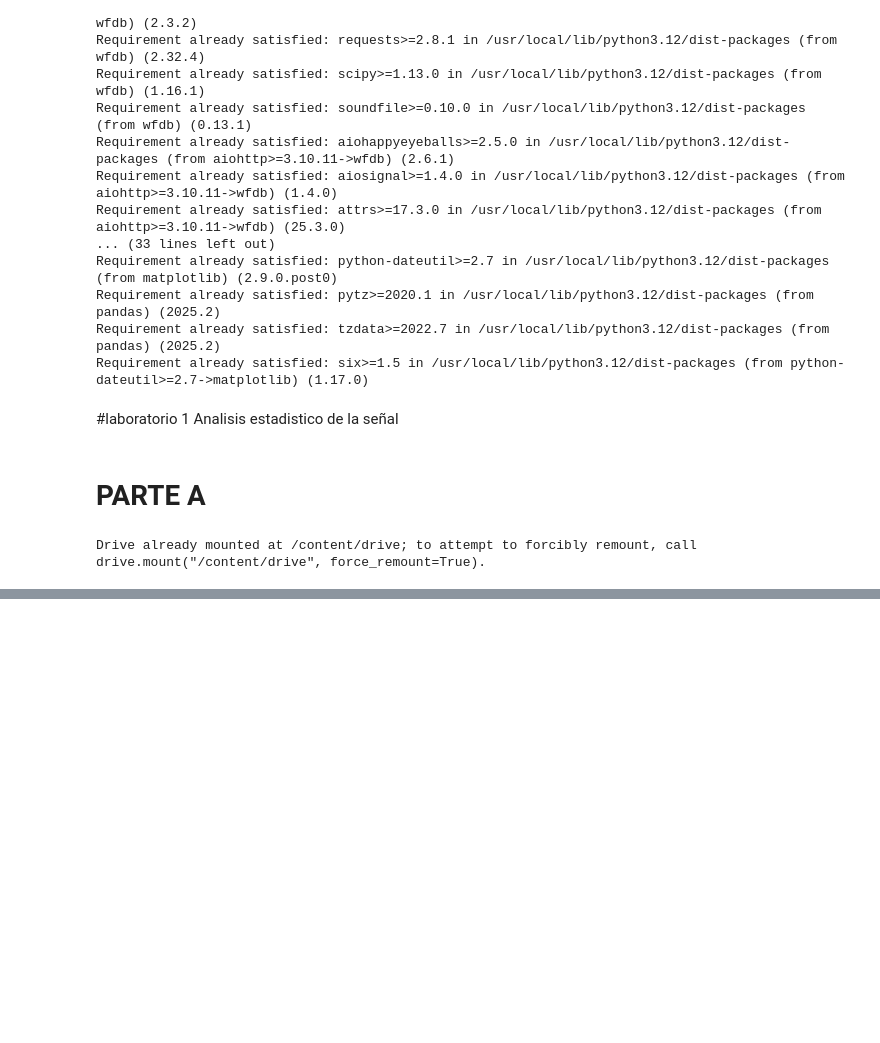
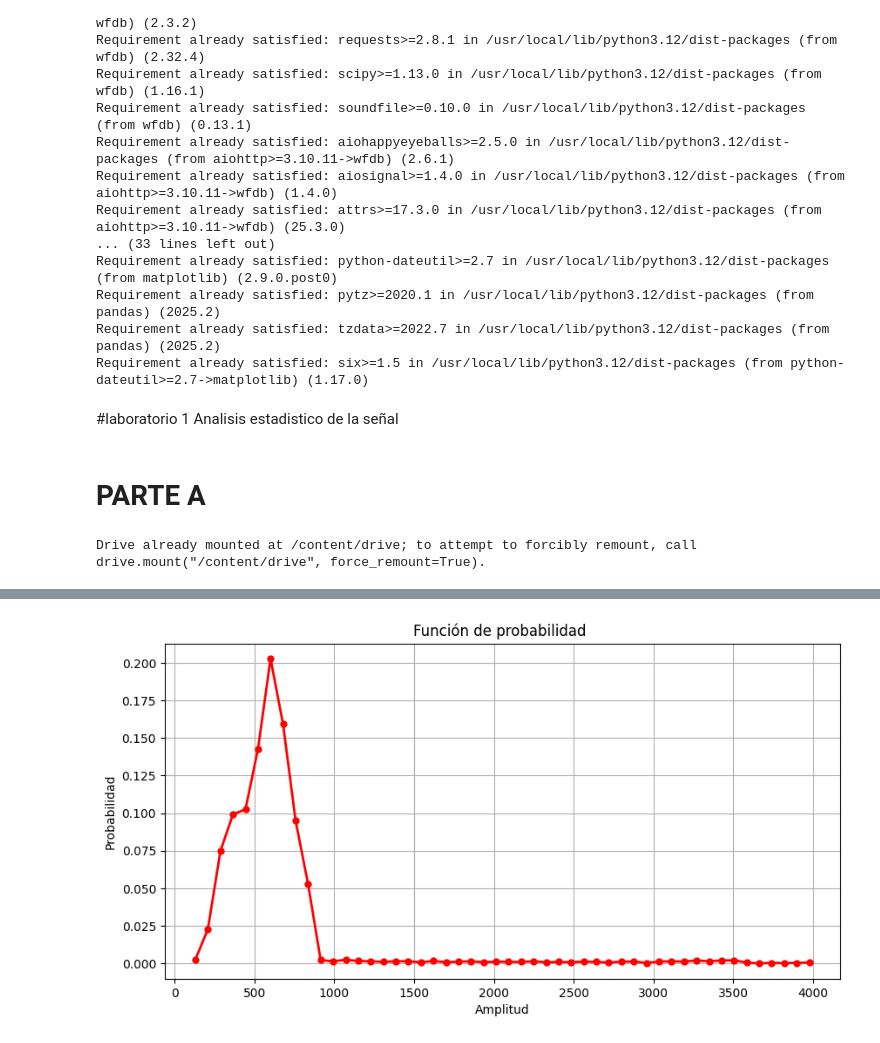
Before and after one commit to Yuliana2905/Laboratorio-1-Procesamiento-de-se-ales, a Jupyter notebook: Laboratorio_1.ipynb, the cells around one changed output, grey strips where cells are left out. Saved outputs shown, nothing was run; the diff lists cells and outputs as text; code cells hidden in the pictures; blank space fills up the shorter version.

```diff
--- a/Laboratorio_1.ipynb
+++ b/Laboratorio_1.ipynb
@@ -93,0 +106,13 @@ Holaaaaa chicos
+# %%
+conteo, bins=np.histogram(señal, bins=50, density=True)
+pdf=conteo/np.sum(conteo)
+plt.figure(figsize=(10,5))
+plt.plot(bins[:-1], pdf, 'r-', linewidth=2)
+plt.plot(bins[:-1], pdf, 'ro', markersize=5)
+plt.title("Función de probabilidad ")
+plt.xlabel("Amplitud")
+plt.ylabel("Probabilidad")
+plt.grid(True)
+plt.show()
+# %% [output]
+[figure, added]
```
Also changed, not shown: parts of 19 cells of this notebook.
